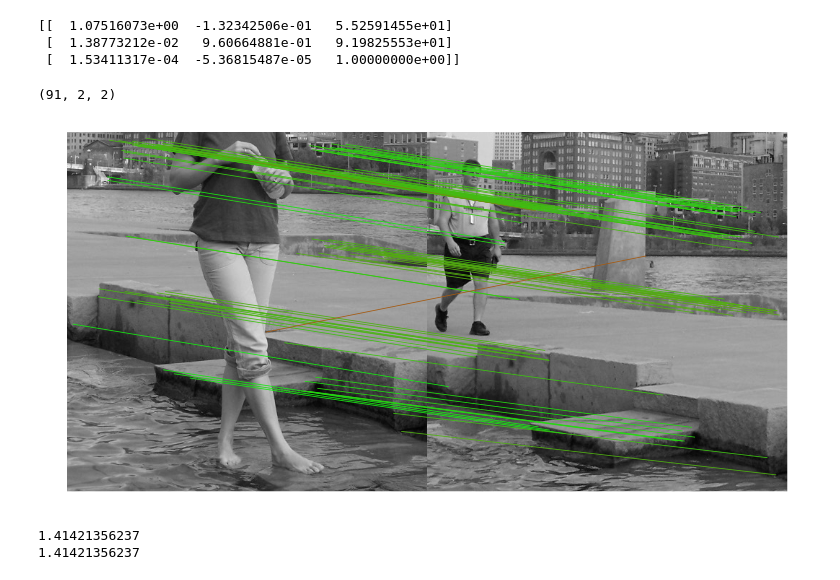
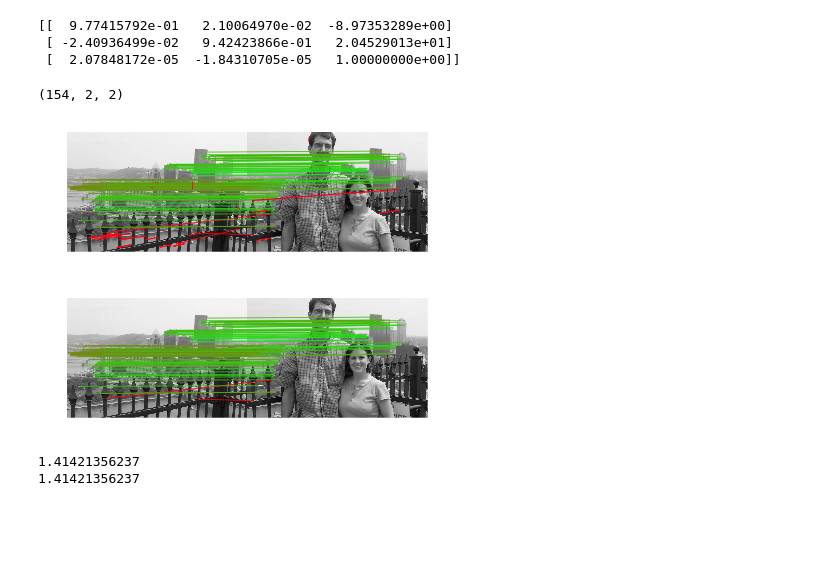
Before and after one commit to arnfred/Mirror-Match, a Jupyter notebook: code/cluster-match/Matching Both images.ipynb, the cells around one changed output. Cells and saved outputs as stored; diff of their text form; code cells hidden in the pictures; blank space fills up the shorter version.

Commit message:
Added new tests

```diff
--- a/code/cluster-match/Matching Both images.ipynb
+++ b/code/cluster-match/Matching Both images.ipynb
@@ -20,7 +20,8 @@ from itertools import combinations
 #paths = ['../../images/gallagher/partial_match/skyline3_2.jpg', '../../images/gallagher/partial_match/skyline2_1.jpg']
 #paths = ['../../images/gallagher/partial_match/slide_2.jpg', '../../images/gallagher/partial_match/slide_1.jpg']
 #paths = ['../../images/florian/lion_1.jpg', '../../images/florian/freddy_1.jpg']
-paths = ['../../images/gallagher/partial_match/water_2.jpg', '../../images/gallagher/partial_match/water_1.jpg']
+#paths = ['../../images/gallagher/partial_match/water_2.jpg', '../../images/gallagher/partial_match/water_1.jpg']
+paths = ['../../images/gallagher/partial_match/100_1941_small.jpg', '../../images/gallagher/partial_match/100_1942_small.jpg']
 #paths = ['../../images/gallagher/partial_match/boat_3.pgm', '../../images/gallagher/partial_match/boat_1.pgm']
 #paths = ['../../images/gallagher/partial_match/boat_2.pgm', '../../images/gallagher/partial_match/boat_1.pgm']
 #paths = ['../../images/gallagher/partial_match/boat_4.pgm', '../../images/gallagher/partial_match/boat_1.pgm']
@@ -63,9 +64,9 @@ except IOError :
     homography, blup = cv2.findHomography(numpy.array(match_1), numpy.array(match_2), cv2.RANSAC)
 print(homography)
 # %% [output]
-[[  1.07516073e+00  -1.32342506e-01   5.52591455e+01]
- [  1.38773212e-02   9.60664881e-01   9.19825553e+01]
- [  1.53411317e-04  -5.36815487e-05   1.00000000e+00]]
+[[  9.77415792e-01   2.10064970e-02  -8.97353289e+00]
+ [ -2.40936499e-02   9.42423866e-01   2.04529013e+01]
+ [  2.07848172e-05  -1.84310705e-05   1.00000000e+00]]
 # %%
 def bothMatch(paths, hom, options = {}) :
 
@@ -76,8 +77,8 @@ def bothMatch(paths, hom, options = {}) :
     # Get options
     match_limit			= options.get("match_limit", 500)
     unique_treshold		= options.get("unique_treshold", 1.0)
-    keypoint_type		  = options.get("keypoint_type", "ORB")
-    descriptor_type		= options.get("descriptor_type", "BRIEF")
+    keypoint_type		  = options.get("keypoint_type", "SIFT")
+    descriptor_type		= options.get("descriptor_type", "SIFT")
     prune 				 = options.get("prune", False)
 
     # Get all feature points
@@ -107,11 +108,49 @@ def bothMatch(paths, hom, options = {}) :
 
 matches, distances = bothMatch(paths, homography, {"unique_treshold" : 0.7, "descriptor_type" : "SIFT", "keypoint_type" : "SIFT"})
 # %% [output]
-(91, 2, 2)
+(154, 2, 2)
+# %%
+def mirrorMatch(paths, threshold, options = {}) :
+
+    # Returns the position of a match
+    def matchPos(i,j) :
+        return (features.getPosition(ks[i]), features.getPosition(ks[j]))
+
+    # Get options
+    keypoint_type		= options.get("keypoint_type", "SIFT")
+    descriptor_type		= options.get("descriptor_type", "SIFT")
+
+    # Get all feature points
+    indices, ks, ds = features.getFeatures(paths, keypoint_type = keypoint_type, descriptor_type = descriptor_type)
+
+    # Use cv2's matcher to get matching feature points
+    jj,ss,uu = features.bfMatch(descriptor_type, ds, ds, match_same=True)
+
+    # See if matches go both ways
+    bothways = [(i,j) for i,j in enumerate(jj) if indices[i] == 0 and indices[j] == 1 and jj[j] == i]
+    oneways_1 = [(i,j) for i,j in enumerate(jj) if indices[i] == 0 and indices[j] == 0]
+    oneways_2 = [(i,j) for i,j in enumerate(jj) if indices[i] == 1 and indices[j] == 1]
+
+    # Now for each treshold test the uniqueness of the matches
+    matches = [matchPos(i,j) for i,j in bothways if uu[i] < threshold]
+    matches_im1 = [matchPos(i,j) for i,j in oneways_1 if uu[i] < threshold]
+    matches_im2 = [matchPos(i,j) for i,j in oneways_2 if uu[i] < threshold]
+
+    return matches, matches_im1, matches_im2
+# %%
+matches, matches_im1, matches_im2 = mirrorMatch(paths, 0.6)
+distances = [matching.matchDistance(p1,p2, homography) for p1,p2 in matches]
+distances_im1 = [matching.matchDistance(p1,p2, homography) for p1,p2 in matches_im1]
+distances_im2 = [matching.matchDistance(p1,p2, homography) for p1,p2 in matches_im2]
+display.matchPoints(images[0], images[1], matches, distances, filename="unique-occlusion.png", matches_im1 = matches_im1, dist_im1 = distances_im1, matches_im2 = matches_im2, dist_im2 = distances_im2)
+# %% [output]
+[figure, added]
 # %%
+matches, i1,i2 = mirrorMatch(paths, 0.6)
+distances = [matching.matchDistance(p1,p2, homography) for p1,p2 in matches]
 display.matchPoints(images[0], images[1], matches, distances, filename="unique-occlusion.png")
 # %% [output]
-[figure, old version]
+[figure, new version]
 # %%
 l1 = numpy.array([1,2,1])
 l2 = numpy.array([2,3,1])
```
Also changed, not shown: 17 other files.
